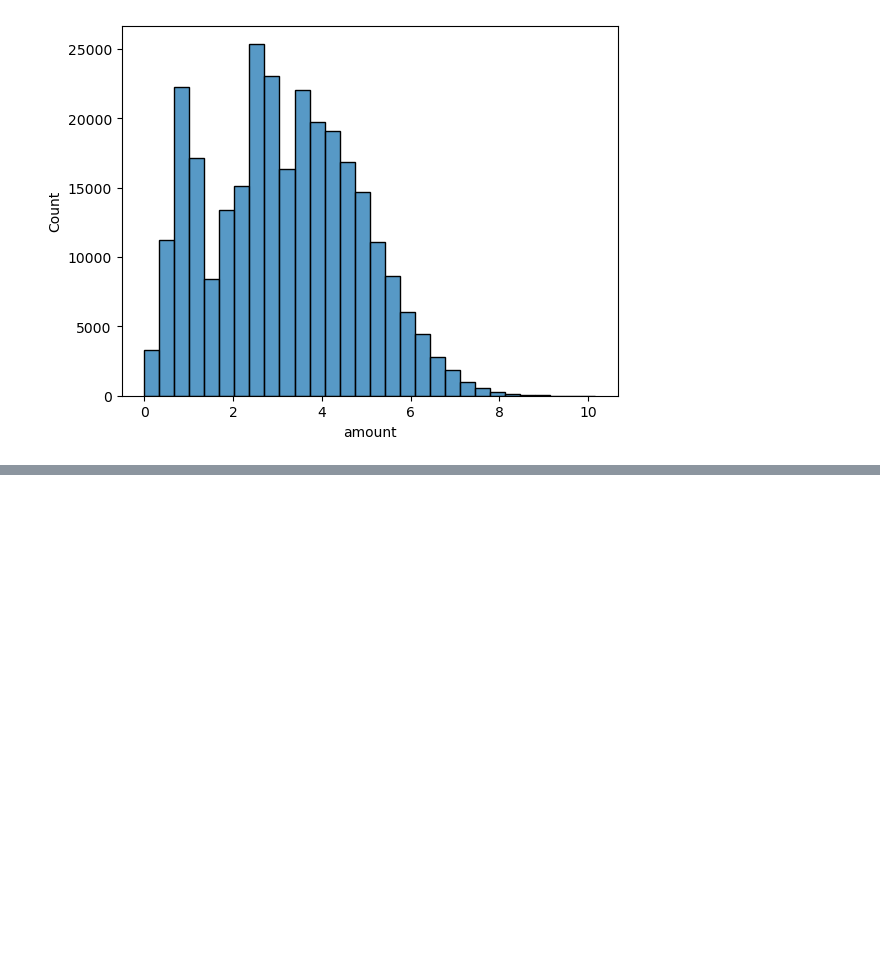
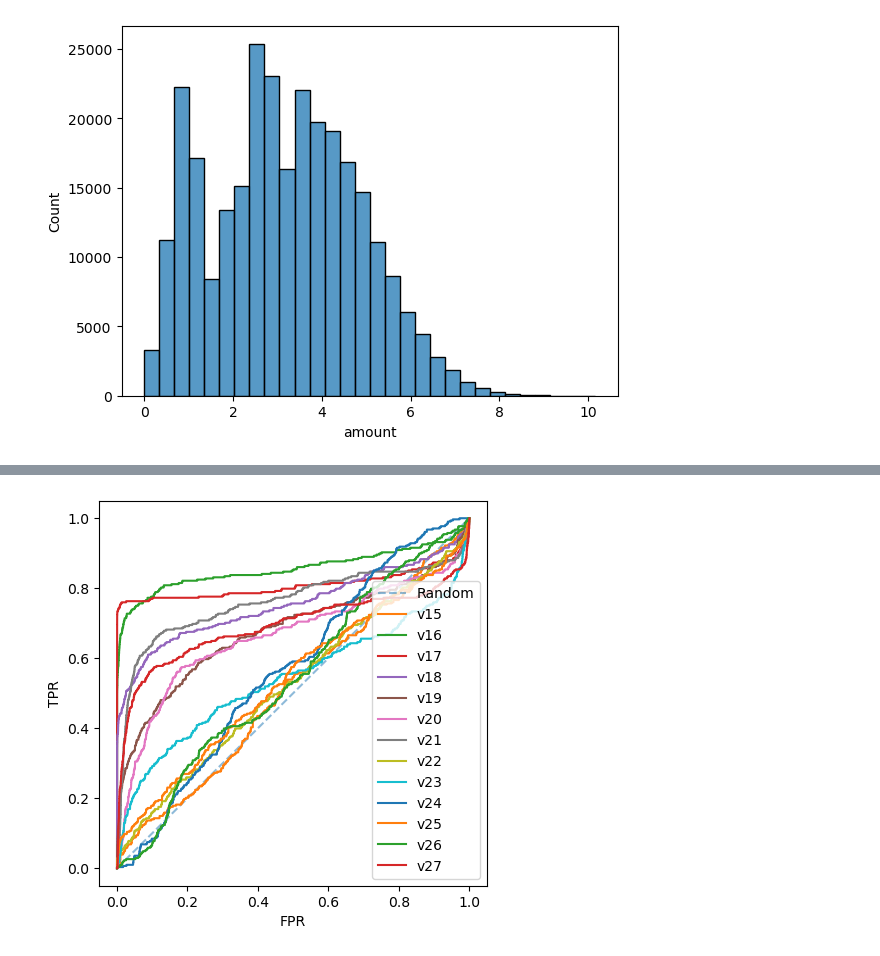
Before and after one commit to angelomarcelino/credit-card-fraud-ml-project, a Jupyter notebook: notebook/notebook.ipynb, the cells around one changed output, grey strips where cells are left out. Drawn from its saved outputs; the diff is of its cells as text; code cells hidden in the pictures; blank space fills up the shorter version.

```diff
--- a/notebook/notebook.ipynb
+++ b/notebook/notebook.ipynb
@@ -193,0 +277,5 @@ df_no_long_tails.amount = amount_logs
+# %%
+cols_of_interest = [f'v{i}' for i in range(15, 28)]
+df_aucs_v15_to_28 = plot_features_and_get_auc(cols_of_interest)
+# %% [output]
+[figure, added]
```
Also changed, not shown: parts of 26 cells of this notebook.
